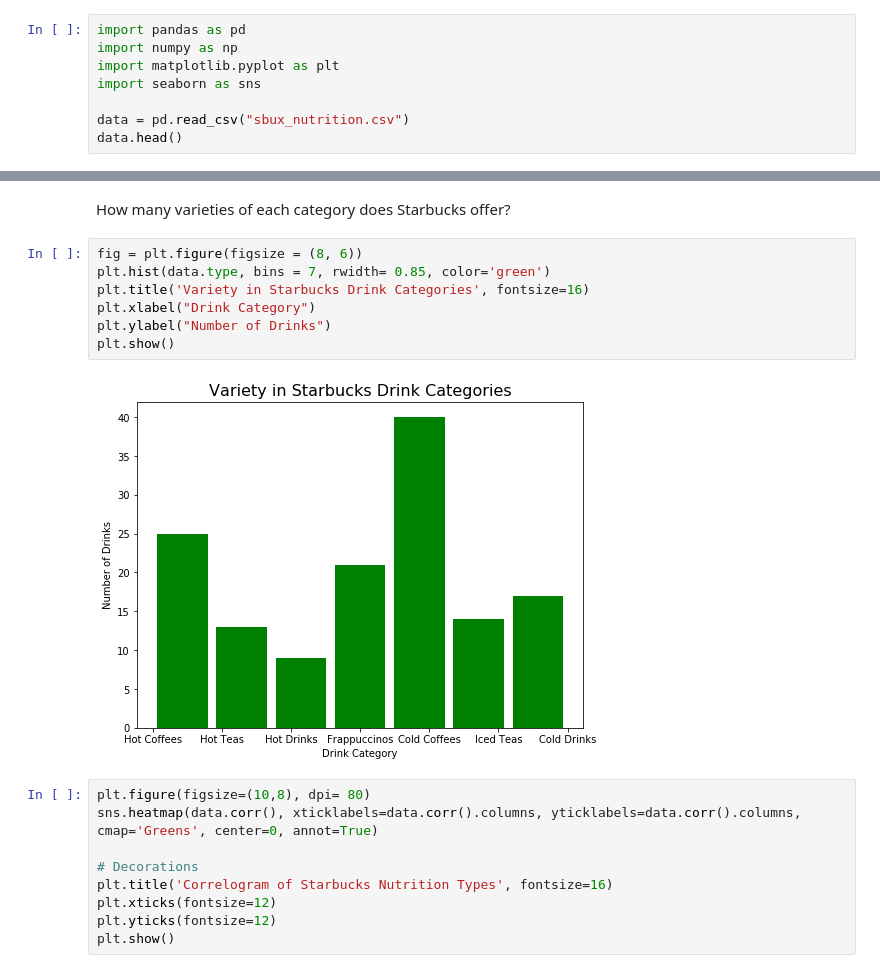
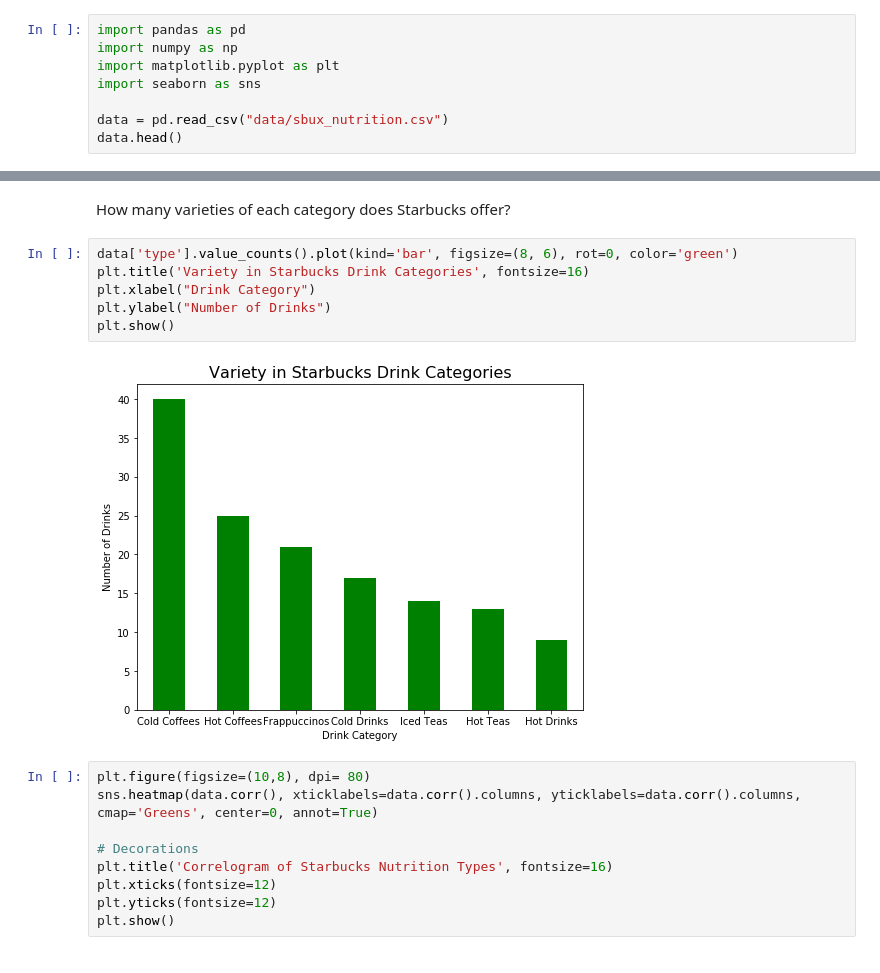
Before and after one commit to yhejazi/starbucks-nutrition, a Jupyter notebook: starbucks_analysis.ipynb, the cells around one changed output, grey strips where cells are left out. Saved outputs shown, nothing was run; the diff lists cells and outputs as text.

Commit message:
Data and notebook cleanup

```diff
--- a/starbucks_analysis.ipynb
+++ b/starbucks_analysis.ipynb
@@ -36,7 +34,7 @@ import numpy as np
 import matplotlib.pyplot as plt
 import seaborn as sns
 
-data = pd.read_csv("sbux_nutrition.csv")
+data = pd.read_csv("data/sbux_nutrition.csv")
 data.head()
 # %% [output]
 |  | drink_name | type | size | calories | fat | cholesterol | sodium | carb | sugar | protein | ... |
@@ -124,14 +122,13 @@ Percentage of menu drinks that contain caffeine: 85.61%
 # %% [markdown]
 How many varieties of each category does Starbucks offer?
 # %%
-fig = plt.figure(figsize = (8, 6))
-plt.hist(data.type, bins = 7, rwidth= 0.85, color='green')
+data['type'].value_counts().plot(kind='bar', figsize=(8, 6), rot=0, color='green')
 plt.title('Variety in Starbucks Drink Categories', fontsize=16)
 plt.xlabel("Drink Category")
 plt.ylabel("Number of Drinks")
 plt.show()
 # %% [output]
-[figure, old version]
+[figure, new version]
 # %%
 plt.figure(figsize=(10,8), dpi= 80)
 sns.heatmap(data.corr(), xticklabels=data.corr().columns, yticklabels=data.corr().columns, cmap='Greens', center=0, annot=True)
```
Also changed, not shown: parts of 23 cells of this notebook, 5 other files.
